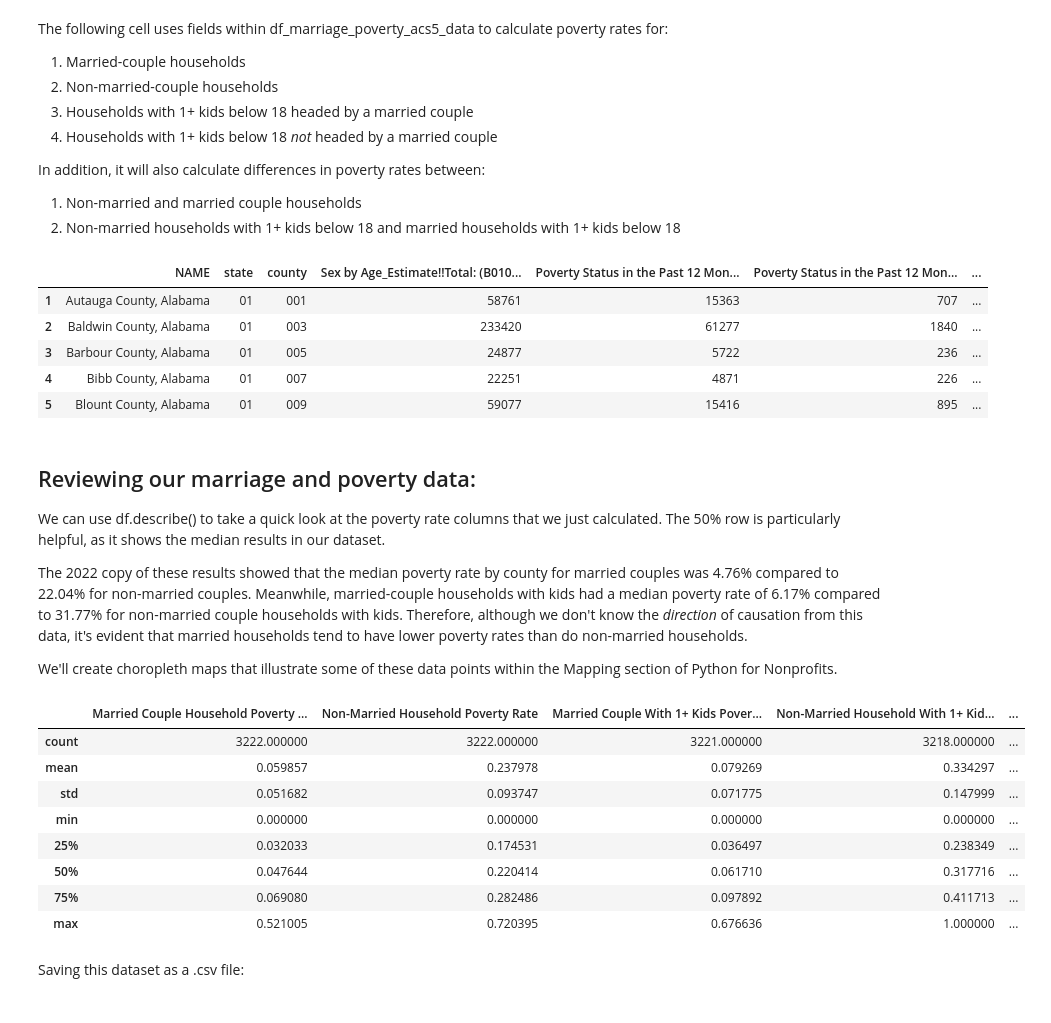
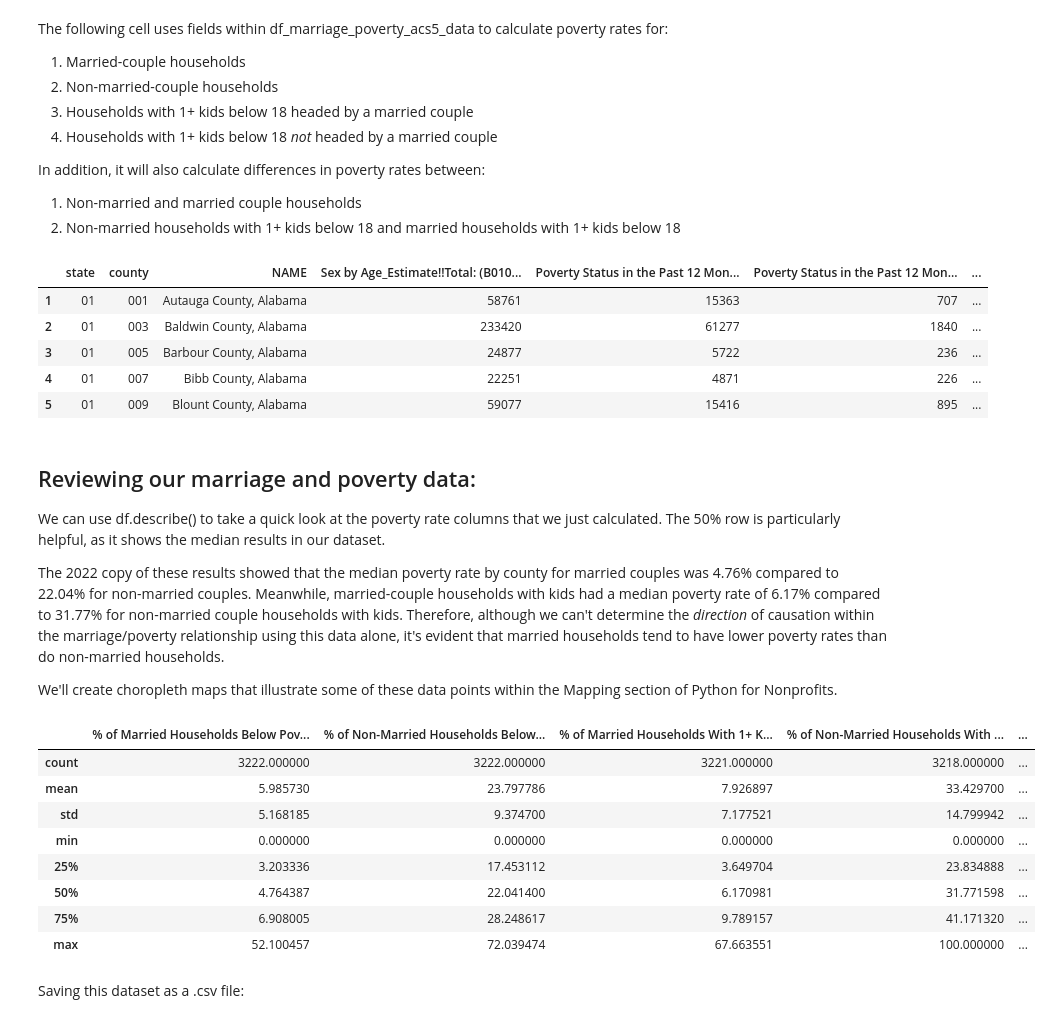
Before and after one commit to kburchfiel/pfn_2, a Jupyter notebook: Census_Data_Imports/census_data_imports.ipynb, the cells around one changed output. Cells and saved outputs as stored; diff of their text form; code cells hidden in the pictures.

Commit message:
Updated Census Data Imports and Mapping sections

```diff
--- a/Census_Data_Imports/census_data_imports.ipynb
+++ b/Census_Data_Imports/census_data_imports.ipynb
@@ -549,7 +550,8 @@ at or above poverty level:!!Other family:!!Female householder, \
 no spouse present:!!With related children \
 of the householder under 18 years: (B17010_037E)'])
 
-df_marriage_poverty_acs5_data['Married Couple Household Poverty Rate'] = (
+df_marriage_poverty_acs5_data[
+'% of Married Households Below Poverty Level'] = 100 * (
     df_marriage_poverty_acs5_data['Poverty Status in the Past 12 Months \
 by Household Type by Age of Householder_Estimate!!Total:!!Income \
 in the past 12 months below poverty level:!!Family \
@@ -565,7 +567,7 @@ households:!!Married-couple family: (B17017_004E)']))
 
 
 df_marriage_poverty_acs5_data[
-'Non-Married Household Poverty Rate'] = (
+'% of Non-Married Households Below Poverty Level'] = 100 * (
     df_marriage_poverty_acs5_data['Non-married-couple households below \
 poverty level'] /
     (df_marriage_poverty_acs5_data['Non-married-couple households \
@@ -574,7 +576,8 @@ at or above poverty level']
 poverty level']))
 
 
-df_marriage_poverty_acs5_data['Married Couple With 1+ Kids Poverty Rate'] = (
+df_marriage_poverty_acs5_data['% of Married Households With \
+1+ Kids Below Poverty Level'] = 100* (
 df_marriage_poverty_acs5_data['Poverty Status in the Past 12 Months \
 of Families by Family Type by Presence of Related Children \
 Under 18 Years by Age of Related Children_Estimate!!Total:!!Income \
@@ -595,7 +598,7 @@ family:!!With related children of the householder \
 under 18 years: (B17010_004E)']))
 
 df_marriage_poverty_acs5_data[
-'Non-Married Household With 1+ Kids Poverty Rate'] = (
+'% of Non-Married Households With 1+ Kids Below Poverty Level'] = 100 * (
 df_marriage_poverty_acs5_data[
 'Non-married households with 1+ kids below poverty level'] / (
 df_marriage_poverty_acs5_data['Non-married households with 1+ kids \
@@ -608,73 +611,79 @@ at or above poverty level']))
 
 df_marriage_poverty_acs5_data['Non-Married/Married Household \
 Poverty Rate Difference'] = (
-    df_marriage_poverty_acs5_data['Non-Married Household Poverty Rate']
-    - df_marriage_poverty_acs5_data['Married Couple Household Poverty Rate'])
+    df_marriage_poverty_acs5_data[
+    '% of Non-Married Households Below Poverty Level']
+    - df_marriage_poverty_acs5_data[
+    '% of Married Households Below Poverty Level'])
 
 df_marriage_poverty_acs5_data['Non-Married Household With 1+ Kids/Married \
 Household With 1+ Kids Poverty Rate Difference'] = (
     df_marriage_poverty_acs5_data[
-    'Non-Married Household With 1+ Kids Poverty Rate']
+    '% of Non-Married Households With 1+ Kids Below Poverty Level']
     - df_marriage_poverty_acs5_data[
-    'Married Couple With 1+ Kids Poverty Rate'])
+    '% of Married Households With 1+ Kids Below Poverty Level'])
 
 # Creating similar columns that show the *ratio* between these two rates:
 # (This approach can better adjust for differences in overall poverty rates
-# across counties; however, it will also produce dividing-by-zero errors
-# for counties whose married poverty rates are 0%.)
+# across counties, but it does have one shortcoming that we'll discuss
+# later in this cell.)
 
 df_marriage_poverty_acs5_data['Non-Married/Married Household \
 Poverty Rate Ratio'] = (
-    df_marriage_poverty_acs5_data['Non-Married Household Poverty Rate']
-    / df_marriage_poverty_acs5_data['Married Couple Household Poverty Rate'])
+    df_marriage_poverty_acs5_data[
+    '% of Non-Married Households Below Poverty Level']
+    / df_marriage_poverty_acs5_data[
+    '% of Married Households Below Poverty Level'])
 
 df_marriage_poverty_acs5_data['Non-Married Household With 1+ Kids/Married \
 Household With 1+ Kids Poverty Rate Ratio'] = (
     df_marriage_poverty_acs5_data[
-    'Non-Married Household With 1+ Kids Poverty Rate']
-    / df_marriage_poverty_acs5_data[
-    'Married Couple With 1+ Kids Poverty Rate'])
+    '% of Non-Married Households With 1+ Kids Below Poverty Level']
+    / df_marriage_poverty_acs5_data['% of Married Households \
+With 1+ Kids Below Poverty Level'])
 
-
-
+# It appears that dividing by 0 within a DataFrame operation
+# Replacing inf values created by the previous operation with NaNs:
+#
+df_marriage_poverty_acs5_data.replace(np.inf, np.NaN, inplace = True)
 
 df_marriage_poverty_acs5_data.head()
 # %% [output]
-|  | NAME | state | county | Sex by Age_Estimate!!Total: (B010... | Poverty Status in the Past 12 Mon... | Poverty Status in the Past 12 Mon... | ... |
-| 1 | Autauga County, Alabama | 01 | 001 | 58761 | 15363 | 707 | ... |
-| 2 | Baldwin County, Alabama | 01 | 003 | 233420 | 61277 | 1840 | ... |
-| 3 | Barbour County, Alabama | 01 | 005 | 24877 | 5722 | 236 | ... |
-| 4 | Bibb County, Alabama | 01 | 007 | 22251 | 4871 | 226 | ... |
-| 5 | Blount County, Alabama | 01 | 009 | 59077 | 15416 | 895 | ... |
+|  | state | county | NAME | Sex by Age_Estimate!!Total: (B010... | Poverty Status in the Past 12 Mon... | Poverty Status in the Past 12 Mon... | ... |
+| 1 | 01 | 001 | Autauga County, Alabama | 58761 | 15363 | 707 | ... |
+| 2 | 01 | 003 | Baldwin County, Alabama | 233420 | 61277 | 1840 | ... |
+| 3 | 01 | 005 | Barbour County, Alabama | 24877 | 5722 | 236 | ... |
+| 4 | 01 | 007 | Bibb County, Alabama | 22251 | 4871 | 226 | ... |
+| 5 | 01 | 009 | Blount County, Alabama | 59077 | 15416 | 895 | ... |
 # %% [markdown]
 ## Reviewing our marriage and poverty data:
 
 We can use df.describe() to take a quick look at the poverty rate columns that we just calculated. The 50% row is particularly helpful, as it shows the median results in our dataset.
 
-The 2022 copy of these results showed that the median poverty rate by county for married couples was 4.76% compared to 22.04% for non-married couples. Meanwhile, married-couple households with kids had a median poverty rate of 6.17% compared to 31.77% for non-married couple households with kids. Therefore, although we don't know the *direction* of causation from this data, it's evident that married households tend to have lower poverty rates than do non-married households.
+The 2022 copy of these results showed that the median poverty rate by county for married couples was 4.76% compared to 22.04% for non-married couples. Meanwhile, married-couple households with kids had a median poverty rate of 6.17% compared to 31.77% for non-married couple households with kids. Therefore, although we can't determine the *direction* of causation within the marriage/poverty relationship using this data alone, it's evident that married households tend to have lower poverty rates than do non-married households.
 
 We'll create choropleth maps that illustrate some of these data points within the Mapping section of Python for Nonprofits.
 # %%
-df_marriage_poverty_acs5_data[['Married Couple Household Poverty Rate',
-       'Non-Married Household Poverty Rate',
-       'Married Couple With 1+ Kids Poverty Rate',
-       'Non-Married Household With 1+ Kids Poverty Rate',
+df_marriage_poverty_acs5_data[['% of Married Households Below Poverty Level',
+       '% of Non-Married Households Below Poverty Level',
+       '% of Married Households With 1+ Kids Below Poverty Level',
+       '% of Non-Married Households With 1+ Kids Below Poverty Level',
        'Non-Married/Married Household Poverty Rate Difference',
        'Non-Married Household With 1+ Kids/Married Household \
 With 1+ Kids Poverty Rate Difference',
        'Non-Married/Married Household Poverty Rate Ratio',
        'Non-Married Household With 1+ Kids/Married Household \
 With 1+ Kids Poverty Rate Ratio']].describe()
 # %% [output]
-|  | Married Couple Household Poverty ... | Non-Married Household Poverty Rate | Married Couple With 1+ Kids Pover... | Non-Married Household With 1+ Kid... | ... |
+|  | % of Married Households Below Pov... | % of Non-Married Households Below... | % of Married Households With 1+ K... | % of Non-Married Households With ... | ... |
 | count | 3222.000000 | 3222.000000 | 3221.000000 | 3218.000000 | ... |
-| mean | 0.059857 | 0.237978 | 0.079269 | 0.334297 | ... |
-| std | 0.051682 | 0.093747 | 0.071775 | 0.147999 | ... |
+| mean | 5.985730 | 23.797786 | 7.926897 | 33.429700 | ... |
+| std | 5.168185 | 9.374700 | 7.177521 | 14.799942 | ... |
 | min | 0.000000 | 0.000000 | 0.000000 | 0.000000 | ... |
-| 25% | 0.032033 | 0.174531 | 0.036497 | 0.238349 | ... |
-| 50% | 0.047644 | 0.220414 | 0.061710 | 0.317716 | ... |
-| 75% | 0.069080 | 0.282486 | 0.097892 | 0.411713 | ... |
-| max | 0.521005 | 0.720395 | 0.676636 | 1.000000 | ... |
+| 25% | 3.203336 | 17.453112 | 3.649704 | 23.834888 | ... |
+| 50% | 4.764387 | 22.041400 | 6.170981 | 31.771598 | ... |
+| 75% | 6.908005 | 28.248617 | 9.789157 | 41.171320 | ... |
+| max | 52.100457 | 72.039474 | 67.663551 | 100.000000 | ... |
 # %% [markdown]
 Saving this dataset as a .csv file:
 # %%
```
Also changed, not shown: parts of 4 cells of this notebook, 13 other files.
